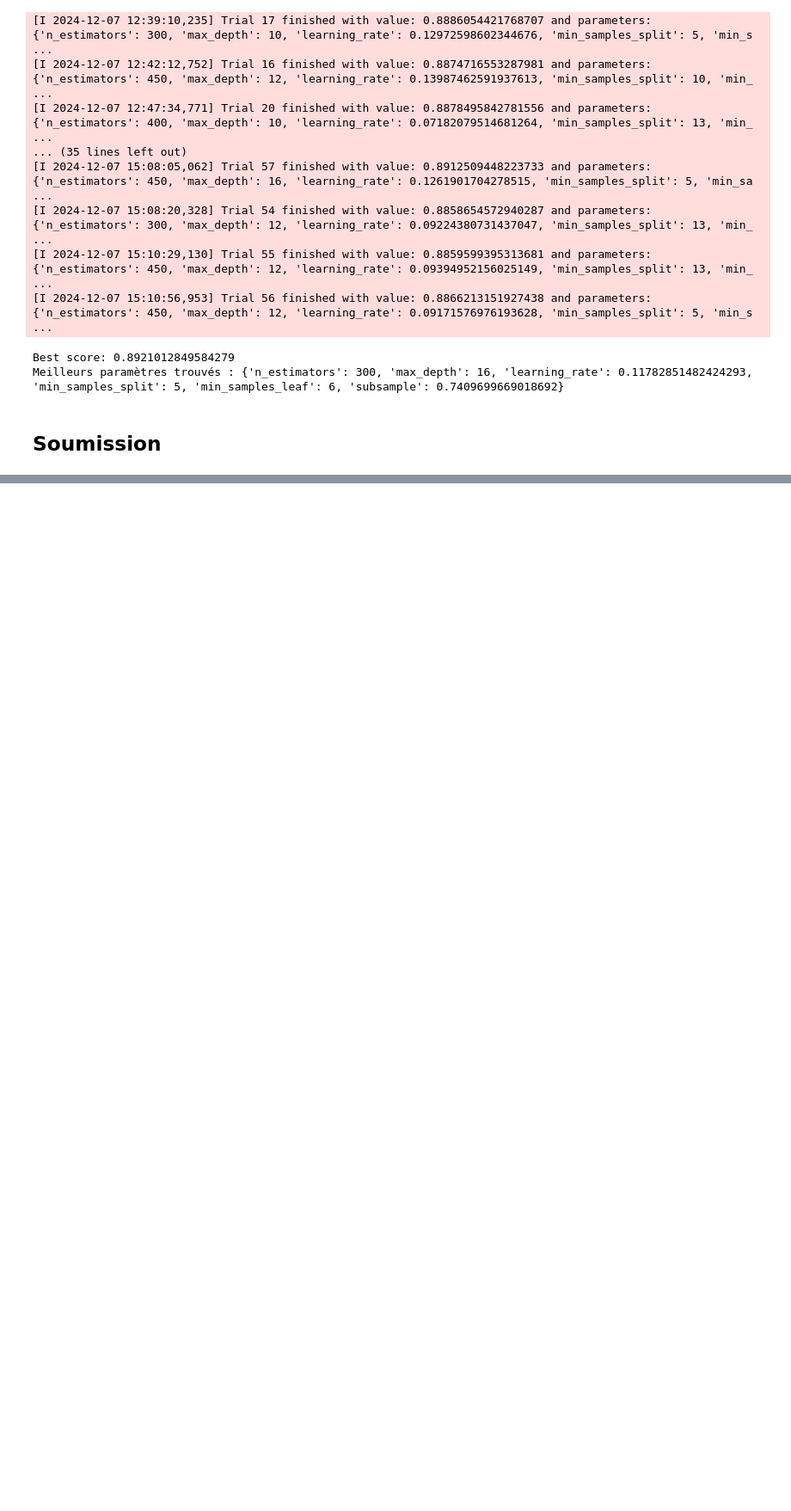
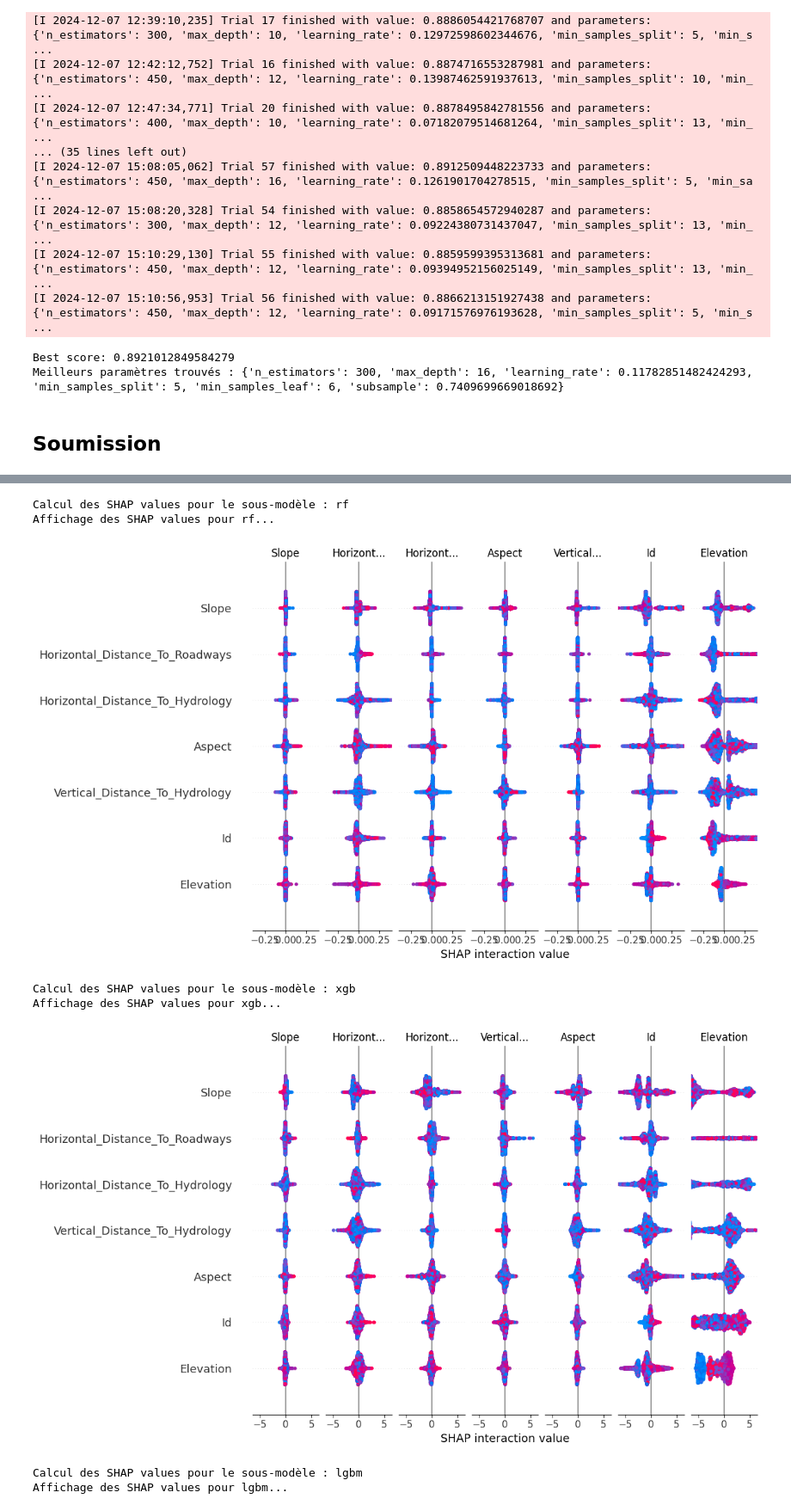
Before and after one commit to stephecw/Forest-Challenge, a Jupyter notebook: tuning_hill.ipynb, the cells around one changed output, grey strips where cells are left out. Shown at 86% size. Saved outputs shown, nothing was run; the diff lists cells and outputs as text; code cells hidden in the pictures; blank space fills up the shorter version.

```diff
--- a/tuning_hill.ipynb
+++ b/tuning_hill.ipynb
@@ -623,0 +754,16 @@ submission_df.to_csv('soumissions/submission_stacking_Hillshade_opt_170.csv', in
+# %%
+meta_predictions = stacking_model.predict(X_test_hill)
+
+erreur_total = (meta_predictions != y_test_adj)
+print(f"Erreurs totales du modèle stacking: {erreur_total.sum()} sur {len(y_test_adj)} tests")
+
+# Comparer les prédictions des sous-modèles avec celles du modèle empilé
+for name, model in stacking_model.named_estimators_.items():
+    y_sub_pred = model.predict(X_test_hill)
+    errors_total = (y_sub_pred != y_test_adj)
+    errors_corrected = (y_sub_pred != y_test_adj) & (meta_predictions == y_test_adj)
+    errors_created = (y_sub_pred == y_test_adj) & (meta_predictions != y_test_adj)
+    print(f"{name} :")
+    print( f"erreurs totales du sous modèle: {errors_total.sum()} sur {len(y_test)} tests")
+    print( f"erreurs corrigées: {errors_corrected.sum()} sur {len(y_test)} tests")
+    print( f"erreurs créées: {errors_created.sum()} sur {len(y_test)} tests")
@@ -623,0 +788,34 @@ submission_df.to_csv('soumissions/submission_stacking_Hillshade_opt_170.csv', in
+# %%
+import shap
+import matplotlib.pyplot as plt
+
+# Boucle pour calculer et afficher les SHAP values pour chaque sous-modèle
+for name, model in stacking_model.named_estimators_.items():
+    print(f"Calcul des SHAP values pour le sous-modèle : {name}")
+
+    try:
+        # Initialisation de l'explainer pour les modèles basés sur des arbres
+        if hasattr(model, "predict_proba"):  # Exemple : RandomForest, XGBoost, LightGBM
+            explainer = shap.TreeExplainer(model)
+        else:  # Modèles génériques (ou non basés sur des arbres)
+            explainer = shap.KernelExplainer(model.predict, shap.sample(X_test_hill, 100))  # Sous-échantillonnage pour accélérer
+
+        # Calcul des SHAP values
+        shap_values = explainer.shap_values(X_test_hill)
+
+        # Visualisation des valeurs SHAP
+        print(f"Affichage des SHAP values pour {name}...")
+        shap.summary_plot(shap_values, X_test_hill, plot_type="bar")
+        plt.show()
+
+    except Exception as e:
+        print(f"Erreur lors du calcul des SHAP values pour le modèle {name}: {e}")
+# %% [output]
+Calcul des SHAP values pour le sous-modèle : rf
+Affichage des SHAP values pour rf...
+[figure, added]
+Calcul des SHAP values pour le sous-modèle : xgb
+Affichage des SHAP values pour xgb...
+[figure, added]
+Calcul des SHAP values pour le sous-modèle : lgbm
+Affichage des SHAP values pour lgbm...
```
Also changed, not shown: parts of 17 cells of this notebook, 14 other files.
